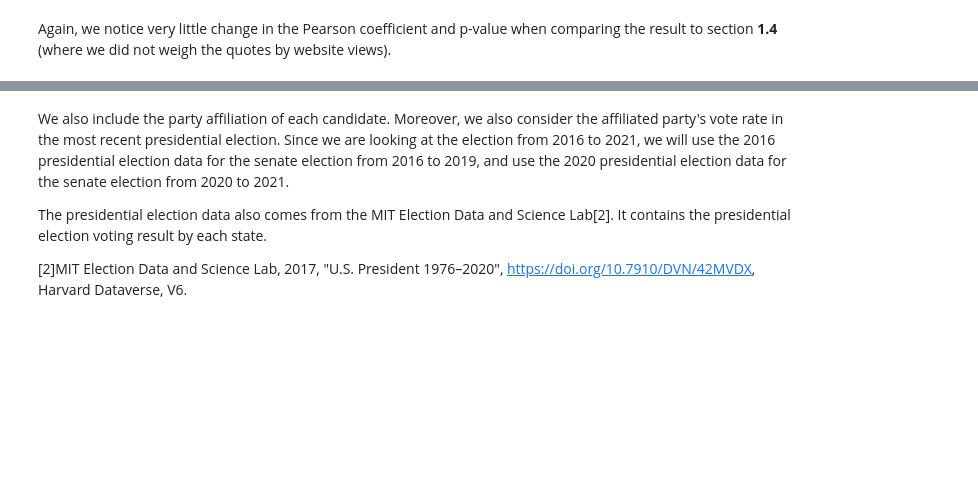
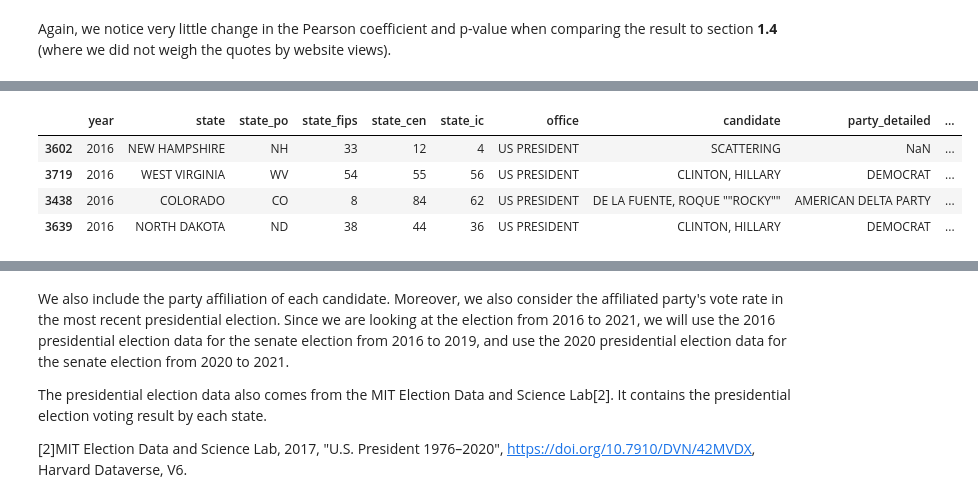
Before and after one commit to epfl-ada/ada-2021-project-chilldatagroup, a Jupyter notebook: Milestone2.ipynb, the cells around one changed output, grey strips where cells are left out. Saved outputs shown, nothing was run; the diff lists cells and outputs as text; code cells hidden in the pictures; blank space fills up the shorter version.

```diff
--- a/Milestone2.ipynb
+++ b/Milestone2.ipynb
@@ -918,0 +962,11 @@ candidate_quotes_cluster_feature_filted['DIANNE FEINSTEIN'].rolling(window=30).s
+# %%
+# We load 2016 result separately
+president = pd.read_csv('SenateData/1976-2020-president.csv')
+president16 = president[president['year'] == 2016].copy()
+president16.sample(4) #display format of president election data
+# %% [output]
+|  | year | state | state_po | state_fips | state_cen | state_ic | office | candidate | party_detailed | ... |
+| 3602 | 2016 | NEW HAMPSHIRE | NH | 33 | 12 | 4 | US PRESIDENT | SCATTERING | NaN | ... |
+| 3719 | 2016 | WEST VIRGINIA | WV | 54 | 55 | 56 | US PRESIDENT | CLINTON, HILLARY | DEMOCRAT | ... |
+| 3438 | 2016 | COLORADO | CO | 8 | 84 | 62 | US PRESIDENT | DE LA FUENTE, ROQUE ""ROCKY"" | AMERICAN DELTA PARTY | ... |
+| 3639 | 2016 | NORTH DAKOTA | ND | 38 | 44 | 36 | US PRESIDENT | CLINTON, HILLARY | DEMOCRAT | ... |
```
Also changed, not shown: parts of 71 cells of this notebook.
